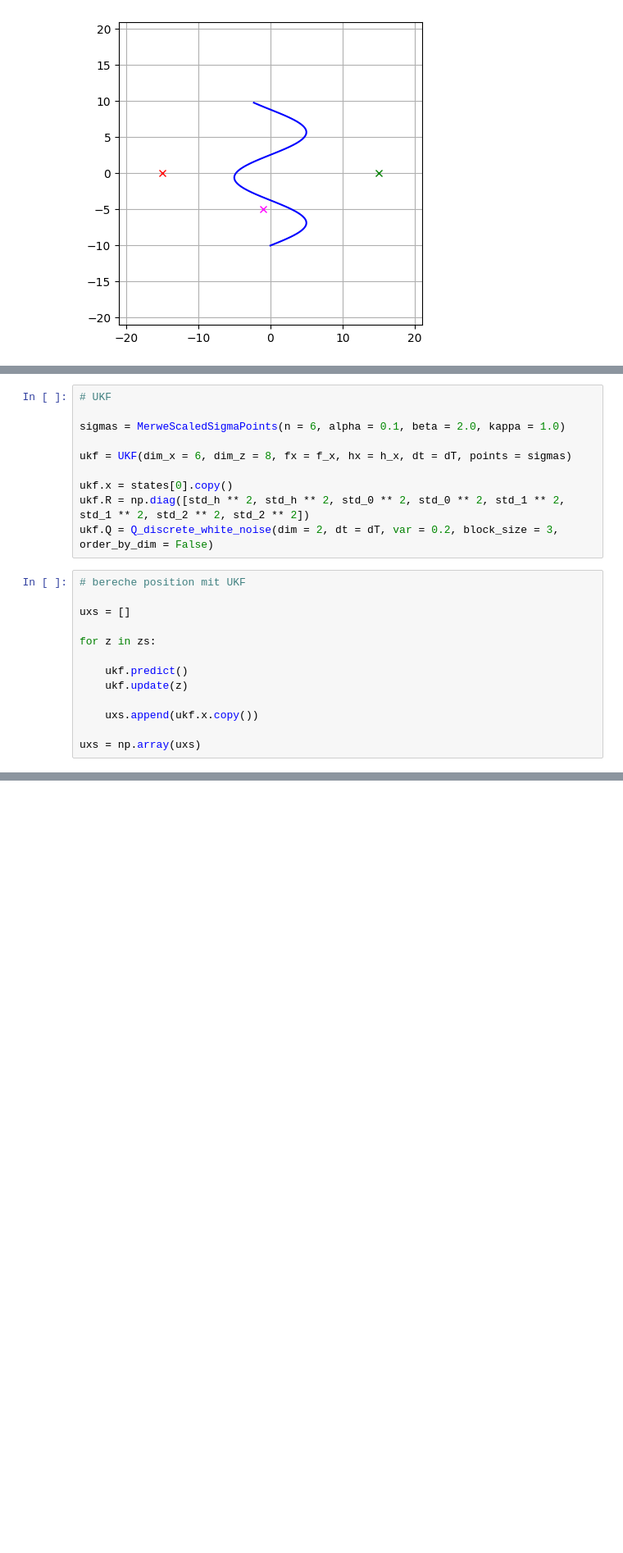
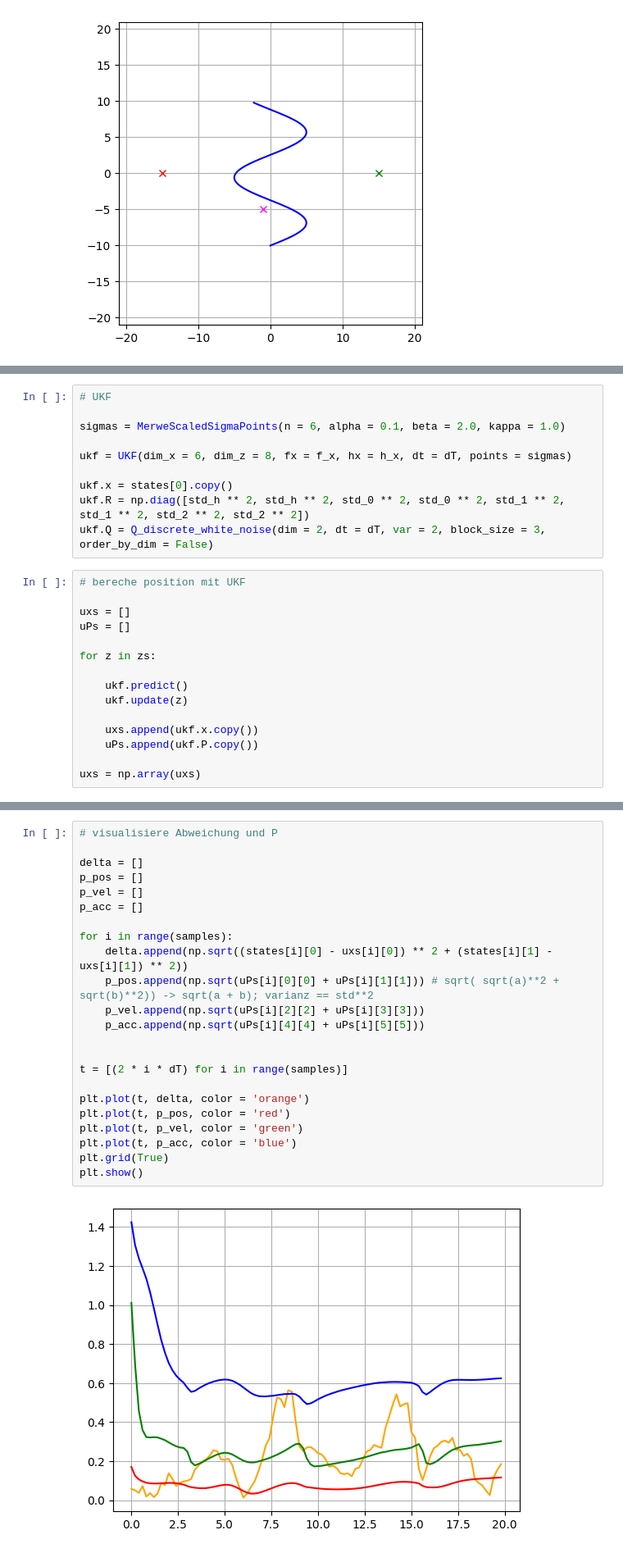
Before and after one commit to tkex/kalman-beacon, a Jupyter notebook: __PythonPrototyping__/UKF/UKF-06-02-2024-three-beacons-fixes-v2.ipynb, the cells around one changed output, grey strips where cells are left out. Shown at 82% size. Cells and saved outputs as stored; diff of their text form; blank space fills up the shorter version.

```diff
--- a/__PythonPrototyping__/UKF/UKF-06-02-2024-three-beacons-fixes-v2.ipynb
+++ b/__PythonPrototyping__/UKF/UKF-06-02-2024-three-beacons-fixes-v2.ipynb
@@ -197,11 +219,12 @@ ukf = UKF(dim_x = 6, dim_z = 8, fx = f_x, hx = h_x, dt = dT, points = sigmas)
 
 ukf.x = states[0].copy()
 ukf.R = np.diag([std_h ** 2, std_h ** 2, std_0 ** 2, std_0 ** 2, std_1 ** 2, std_1 ** 2, std_2 ** 2, std_2 ** 2])
-ukf.Q = Q_discrete_white_noise(dim = 2, dt = dT, var = 0.2, block_size = 3, order_by_dim = False)
+ukf.Q = Q_discrete_white_noise(dim = 2, dt = dT, var = 2, block_size = 3, order_by_dim = False)
 # %%
 # bereche position mit UKF
 
 uxs = []
+uPs = []
 
 for z in zs:
 
@@ -209,6 +232,7 @@ for z in zs:
     ukf.update(z)
 
     uxs.append(ukf.x.copy())
+    uPs.append(ukf.P.copy())
 
 uxs = np.array(uxs)
 # %%
@@ -239,0 +264,25 @@ plt.show()
+# %%
+# visualisiere Abweichung und P
+
+delta = []
+p_pos = []
+p_vel = []
+p_acc = []
+
+for i in range(samples):
+    delta.append(np.sqrt((states[i][0] - uxs[i][0]) ** 2 + (states[i][1] - uxs[i][1]) ** 2))
+    p_pos.append(np.sqrt(uPs[i][0][0] + uPs[i][1][1])) # sqrt( sqrt(a)**2 + sqrt(b)**2)) -> sqrt(a + b); varianz == std**2
+    p_vel.append(np.sqrt(uPs[i][2][2] + uPs[i][3][3]))
+    p_acc.append(np.sqrt(uPs[i][4][4] + uPs[i][5][5]))
+
+
+t = [(2 * i * dT) for i in range(samples)]
+
+plt.plot(t, delta, color = 'orange')
+plt.plot(t, p_pos, color = 'red')
+plt.plot(t, p_vel, color = 'green')
+plt.plot(t, p_acc, color = 'blue')
+plt.grid(True)
+plt.show()
+# %% [output]
+[figure, added]
```
Also changed, not shown: parts of 4 cells of this notebook.
